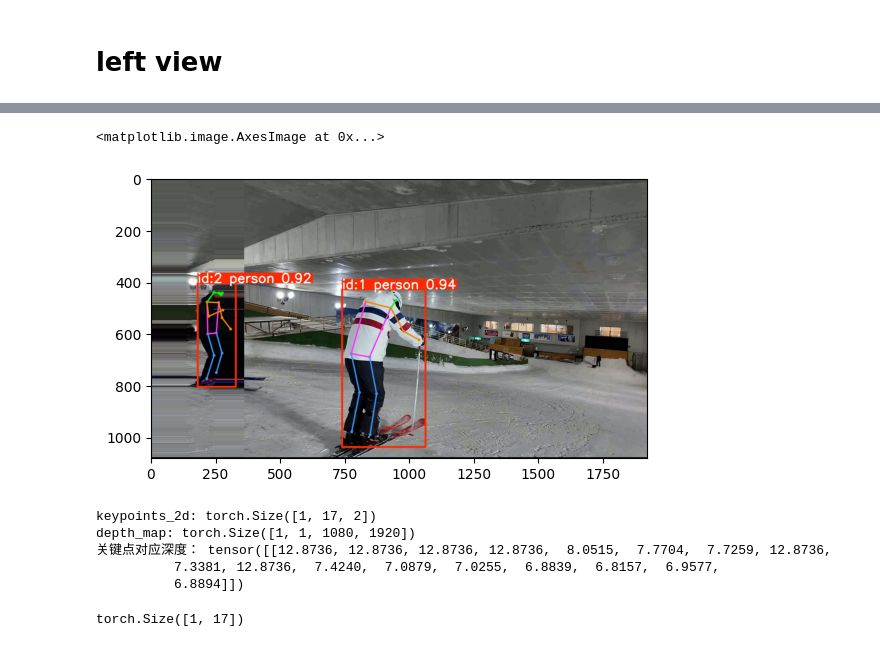
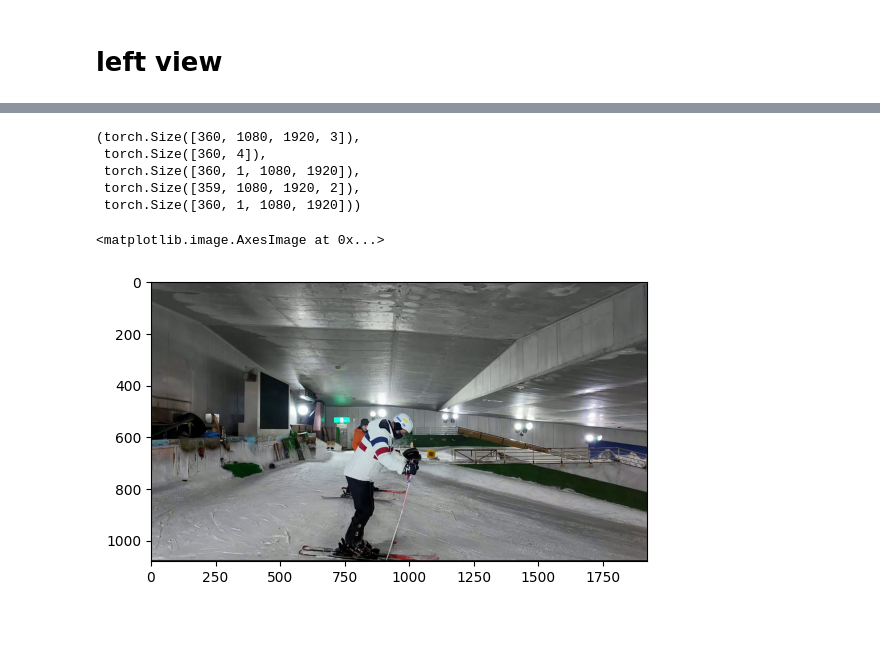
Before and after one commit to ChenKaiXuSan/Skiing_Analysis_PyTorch, a Jupyter notebook: analysis/wrold_pose.ipynb, the cells around one changed output, grey strips where cells are left out. Cells and saved outputs as stored; diff of their text form; code cells hidden in the pictures.

```diff
--- a/analysis/wrold_pose.ipynb
+++ b/analysis/wrold_pose.ipynb
@@ -30,8 +50,6 @@ def get_depth_from_keypoints_torch(keypoints_2d, depth_map, image_size):
 # left view
 # %%
 import torch
-from torchvision.io import read_video
 
-one_person, *_ = read_video("/workspace/data/vis_video/run_2/osmo_2.mp4", output_format="TCHW", pts_unit="sec")
-pt_info = torch.load("/workspace/data/pt/run_2/osmo_2.pt")
-print(one_person[0].shape)
+left_pt_info = torch.load("/workspace/data/pt/run_3/osmo_2.pt")
+right_pt_info = torch.load("/workspace/data/pt/run_3/osmo_1.pt")
@@ -68,53 +115,24 @@ tensor([[  0.0000,   0.0000],
+# %%
+right_frames = right_pt_info["frames"]
+right_bboxes = right_pt_info["bbox"]
+right_masks = right_pt_info["mask"]
+right_optical_flows = right_pt_info["optical_flow"]
+right_depths = right_pt_info["depth"]
+
+right_keypoints = right_pt_info["keypoint"]["keypoint"]
+right_keypoints_score = right_pt_info["keypoint"]["keypoint_score"]
+# %%
+right_frames.shape, right_bboxes.shape, right_masks.shape, right_optical_flows.shape, right_depths.shape
+# %% [output]
+(torch.Size([360, 1080, 1920, 3]),
+ torch.Size([360, 4]),
+ torch.Size([360, 1, 1080, 1920]),
+ torch.Size([359, 1080, 1920, 2]),
+ torch.Size([360, 1, 1080, 1920]))
 # %%
 import matplotlib.pyplot as plt
 
-plt.imshow(one_person[0].permute(1, 2, 0).numpy())
+plt.imshow(right_frames[0].numpy())
 # %% [output]
 <matplotlib.image.AxesImage at 0x...>
-[figure, old version]
+[figure, new version]
-# %%
-
-def get_depth_from_keypoints_torch(keypoints_2d, depth_map, image_size):
-    """
-    从深度图中提取关键点对应的深度值（支持batch）
-
-    参数:
-        keypoints_2d: (B, J, 2), 关键点坐标，单位为像素 (x, y)
-        depth_map: (B, 1, H, W), 每像素深度值（可为 float32）
-        image_size: (H, W), 图像尺寸
-    返回:
-        depth_values: (B, J), 每个关键点处的深度值
-    """
-
-    print("keypoints_2d:", keypoints_2d.shape)
-    print("depth_map:", depth_map.shape)
-
-    B, J, _ = keypoints_2d.shape
-    H, W = image_size
-
-    # 将 keypoints 转换为 [-1, 1] 范围内的归一化坐标（符合 grid_sample 要求）
-    x = keypoints_2d[..., 0] / (W - 1) * 2 - 1
-    y = keypoints_2d[..., 1] / (H - 1) * 2 - 1
-    grid = torch.stack((x, y), dim=-1).unsqueeze(2)  # (B, J, 1, 2)
-
-    # 使用 grid_sample 采样深度图
-    sampled = F.grid_sample(depth_map, grid, align_corners=True, mode='bilinear')  # (B, 1, J, 1)
-    depth_values = sampled.squeeze(3).squeeze(1)  # (B, J)
-
-    return depth_values
-
-
-# 获取每个关键点的深度
-depth_values = get_depth_from_keypoints_torch(keypoints_2d=keypoint[:, 0], depth_map=depths[0, :, ...].unsqueeze(0), image_size=one_person[0].shape[1:3])
-
-print("关键点对应深度：", depth_values)
-# %% [output]
-keypoints_2d: torch.Size([1, 17, 2])
-depth_map: torch.Size([1, 1, 1080, 1920])
-关键点对应深度： tensor([[12.8736, 12.8736, 12.8736, 12.8736,  8.0515,  7.7704,  7.7259, 12.8736,
-          7.3381, 12.8736,  7.4240,  7.0879,  7.0255,  6.8839,  6.8157,  6.9577,
-          6.8894]])
-# %%
-depth_values.shape
-# %% [output]
-torch.Size([1, 17])
```
Also changed, not shown: parts of 17 cells of this notebook, 2 other files.
